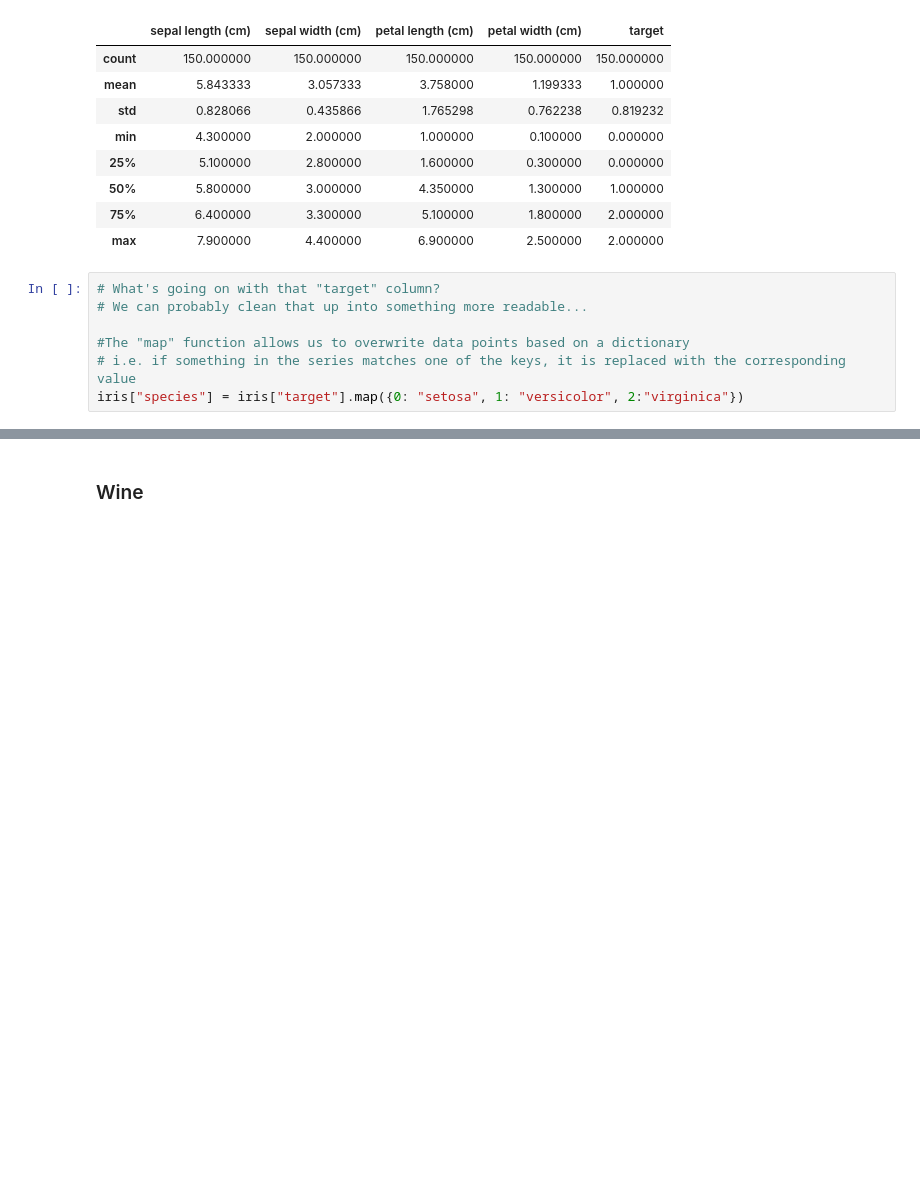
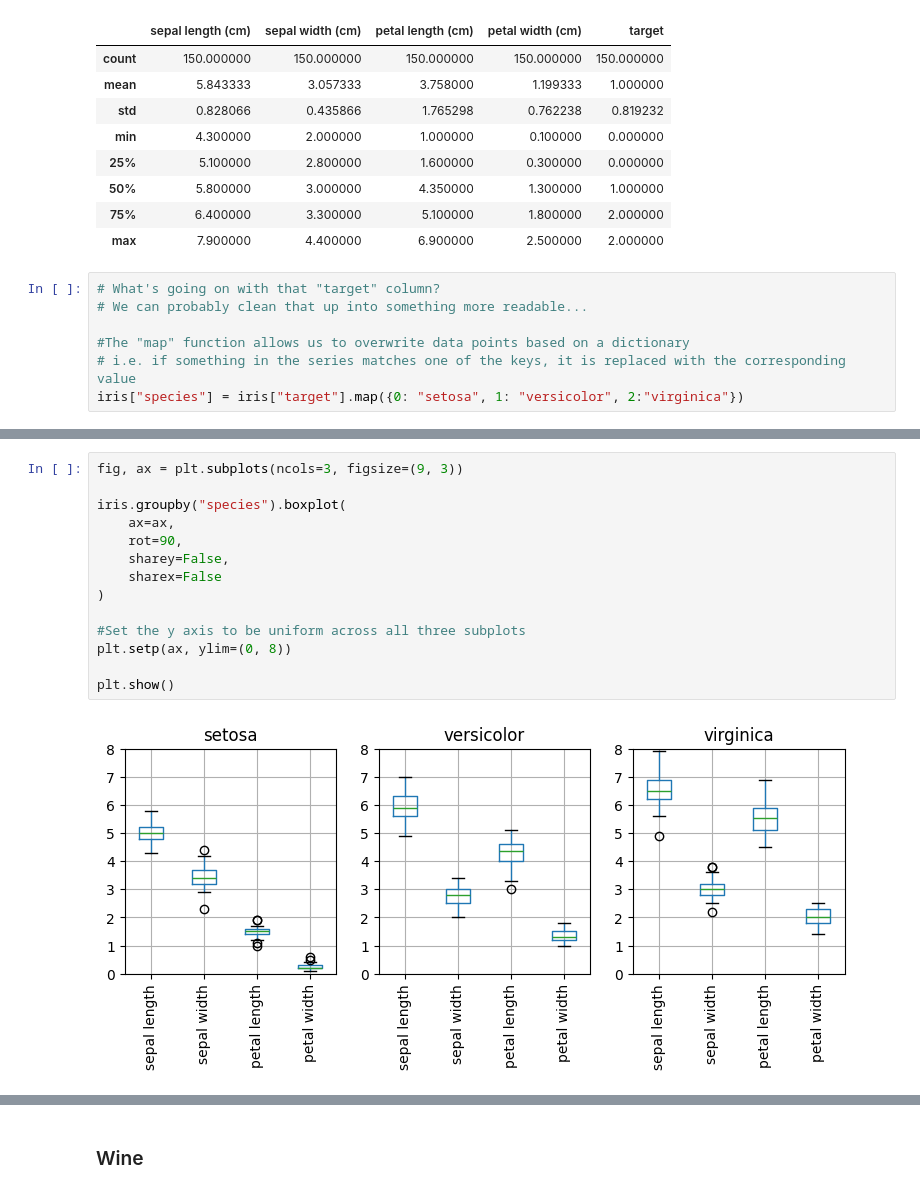
Before and after one commit to HealyStudents/DNID, a Jupyter notebook: Unit_01/Exploring_Toy_Datasets.ipynb, the cells around one changed output, grey strips where cells are left out. Drawn from its saved outputs; the diff is of its cells as text; blank space fills up the shorter version.

```diff
--- a/Unit_01/Exploring_Toy_Datasets.ipynb
+++ b/Unit_01/Exploring_Toy_Datasets.ipynb
@@ -56,0 +92,16 @@ plt.show()
+# %%
+fig, ax = plt.subplots(ncols=3, figsize=(9, 3))
+
+iris.groupby("species").boxplot(
+    ax=ax,
+    rot=90,
+    sharey=False,
+    sharex=False
+)
+
+#Set the y axis to be uniform across all three subplots
+plt.setp(ax, ylim=(0, 8))
+
+plt.show()
+# %% [output]
+[figure, added]
```
Also changed, not shown: parts of 8 cells of this notebook.
